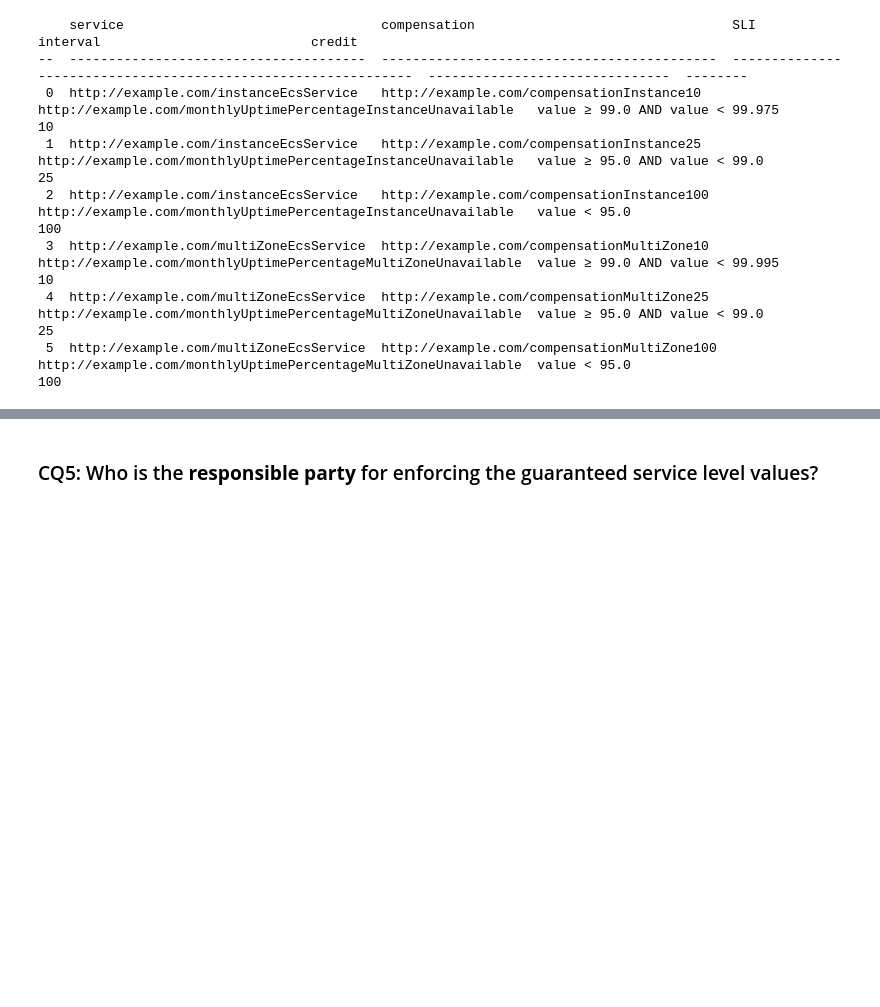
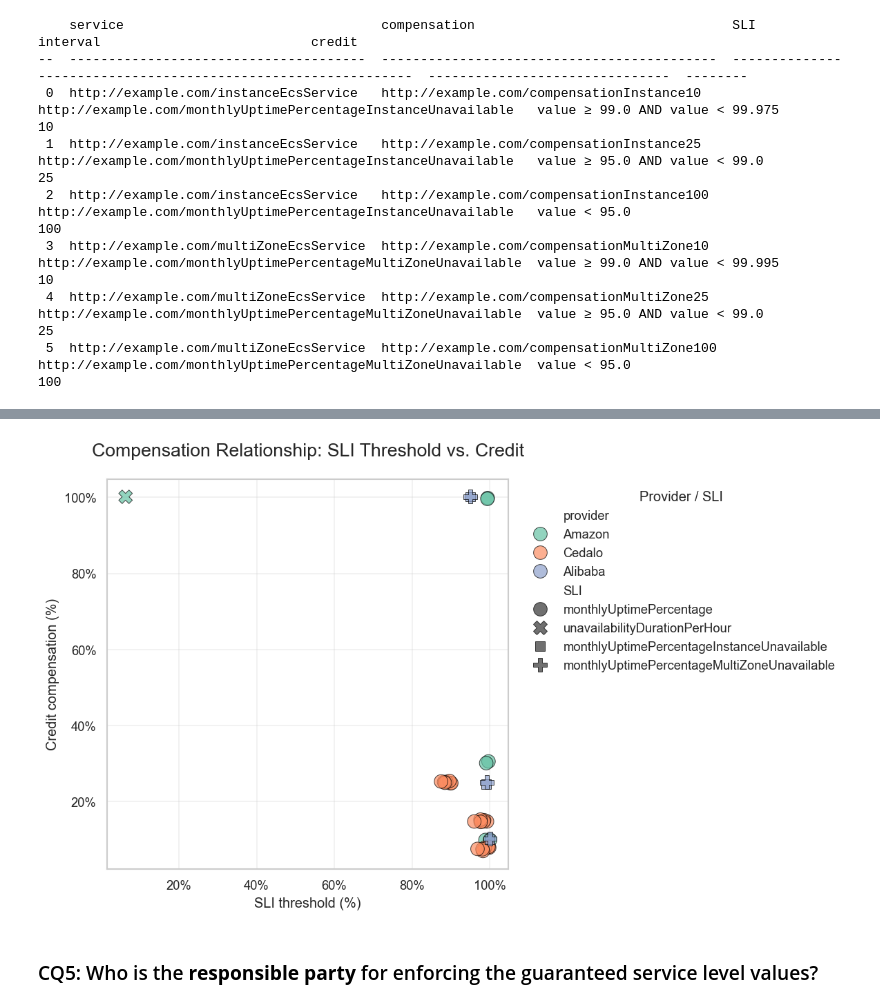
Before and after one commit to isa-group/tosla, a Jupyter notebook: bin/TOSLA_Analysis_of_Customer_Agreements.ipynb, the cells around one changed output, grey strips where cells are left out. Saved outputs shown, nothing was run; the diff lists cells and outputs as text; code cells hidden in the pictures; blank space fills up the shorter version.

```diff
--- a/bin/TOSLA_Analysis_of_Customer_Agreements.ipynb
+++ b/bin/TOSLA_Analysis_of_Customer_Agreements.ipynb
@@ -348,3 +519,87 @@ run_sparql_query(file_path, query_file, file_format)
+# %%
+Q_CQ4 = "sparql_queries/competency_questions/CQ4_compensations.rq"
+
+df4 = pd.concat(
+    [query_to_df(path, Q_CQ4, prov) for prov, path in FILES.items()], ignore_index=True
+) if FILES else pd.DataFrame()
+
+def to_percent(x):
+    if x is None or (isinstance(x, float) and pd.isna(x)):
+        return None
+    s = str(x)
+    m = re.search(r"[-+]?\d*\.?\d+", s)
+    if not m:
+        return None
+    v = float(m.group())
+    return v if "%" in s else (v * 100 if v <= 1.5 else v)
+
+def parse_interval_threshold(s):
+    if not isinstance(s, str) or not s:
+        return None
+    pairs = re.findall(r"(≤|<|≥|>|=)\s*([-+]?\d*\.?\d+)", s)
+    if not pairs:
+        m = re.search(r"[-+]?\d*\.?\d+", s)
+        thr = float(m.group()) if m else None
+    else:
+        upp = [float(v) for op, v in pairs if op in ("<", "≤")]
+        low = [float(v) for op, v in pairs if op in (">", "≥")]
+        eq = [float(v) for op, v in pairs if op == "="]
+        thr = eq[0] if eq else (min(upp) if upp else (max(low) if low else None))
+    return thr * 100 if thr is not None and thr <= 1.5 else thr
+
+if df4.empty:
+    print("No results for CQ4.")
+else:
+    for c in ["service", "compensation", "SLI", "provider", "interval", "credit"]:
+        if c in df4.columns and c in ["service", "compensation", "SLI", "provider"]:
+            df4[c] = df4[c].map(shorten)
+
+    df4["credit_pct"] = df4.get("credit").map(to_percent) if "credit" in df4 else None
+    df4["threshold_pct"] = df4.get("interval").map(parse_interval_threshold) if "interval" in df4 else None
+
+    df_scatter = df4.dropna(subset=["credit_pct", "threshold_pct"])
+    if df_scatter.empty:
+        print("Not enough data for scatter plot.")
+    else:
+
+        jitter_x = np.random.normal(0, 0.3, size=len(df_scatter))
+        jitter_y = np.random.normal(0, 0.3, size=len(df_scatter))
+        df_scatter["threshold_jitter"] = df_scatter["threshold_pct"] + jitter_x
+        df_scatter["credit_jitter"] = df_scatter["credit_pct"] + jitter_y
+
+        sns.set_theme(style="whitegrid")
+        plt.figure(figsize=(10, 6))
+        ax = sns.scatterplot(
+            data=df_scatter,
+            x="threshold_jitter",
+            y="credit_jitter",
+            hue="provider",
+            style="SLI",
+            s=140,
+            palette="Set2",
+            edgecolor="black",
+            linewidth=0.6,
+            alpha=0.7
+        )
+
+        ax.set_xlabel("SLI threshold (%)", fontsize=12)
+        ax.set_ylabel("Credit compensation (%)", fontsize=12)
+        ax.xaxis.set_major_formatter(PercentFormatter())
+        ax.yaxis.set_major_formatter(PercentFormatter())
+        ax.set_title("Compensation Relationship: SLI Threshold vs. Credit", fontsize=16, pad=20)
+
+        ax.legend(
+            title="Provider / SLI",
+            bbox_to_anchor=(1.02, 1),
+            loc="upper left",
+            frameon=False
+        )
+        ax.grid(True, alpha=0.3)
+
+        plt.tight_layout()
+        plt.show()
+# %% [output]
+[figure, added]
 # %% [markdown]
 ### CQ5: Who is the **responsible party** for enforcing the guaranteed service level values?
 # %% [markdown]
```
Also changed, not shown: parts of 31 cells of this notebook, 4 other files.
